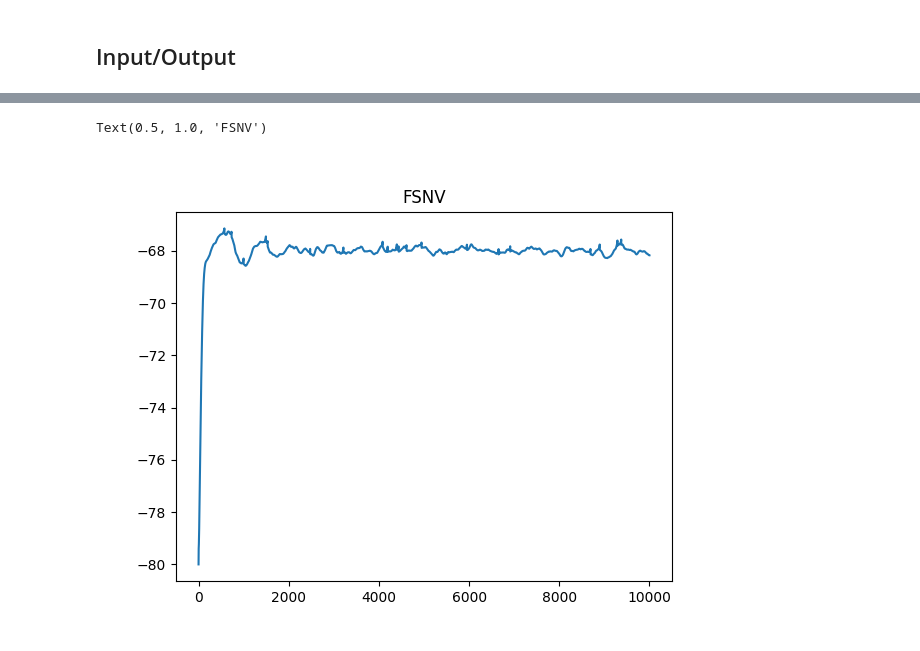
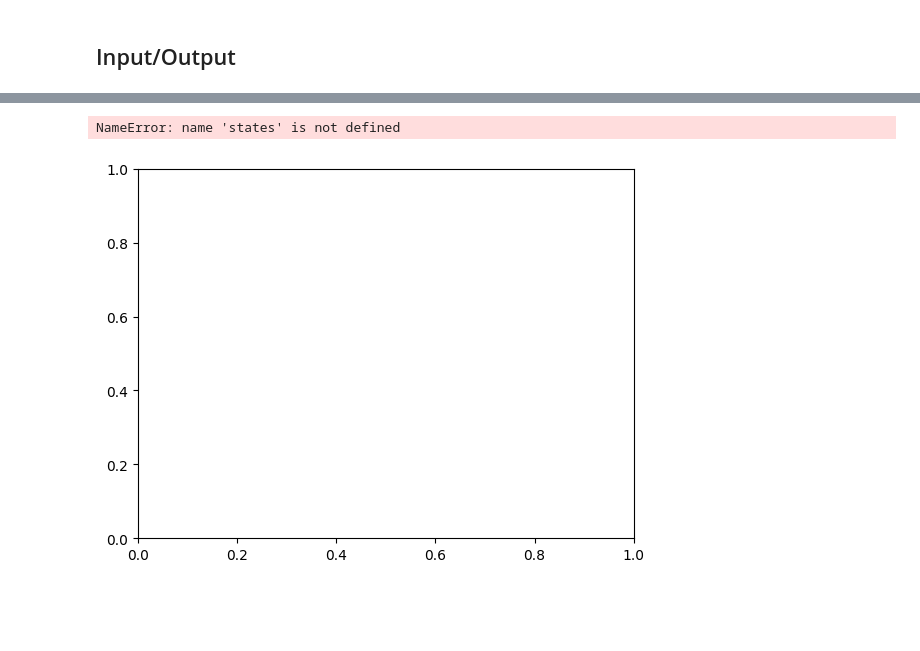
Before and after one commit to djanloo/quilt, a Jupyter notebook: basal_ganglia.ipynb, the cells around one changed output, grey strips where cells are left out. Saved outputs shown, nothing was run; the diff lists cells and outputs as text; code cells hidden in the pictures; blank space fills up the shorter version.

```diff
--- a/basal_ganglia.ipynb
+++ b/basal_ganglia.ipynb
@@ -41,8 +41,8 @@ sn.build()
 # %% [markdown]
 ## Input/Output
 # %%
-pop_state_monitorized = "FSN"
+pop_state_monitorized = "SNR"
 for population in sn.populations.values():
     population.monitorize_spikes()
-sn.populations[pop_state_monitorized].monitorize_states()
+# sn.populations[pop_state_monitorized].monitorize_states()
 # %%
@@ -78,7 +78,7 @@ spikes = dict()
 for pop in sn.populations.keys():
     spikes[pop] = sn.populations[pop].get_data()['spikes']
 
-states = sn.populations[pop_state_monitorized].get_data()['states']
+# states = sn.populations[pop_state_monitorized].get_data()['states']
 # %%
 fig, ax = plt.subplots()
 timesteps_per_bin = 10
@@ -154,11 +155,12 @@ STN 450.0
 # %%
 fig,ax = plt.subplots()
+plt.plot(states[:, 5, 0])
 plt.plot(np.mean(states[:, :, 0], axis=1))
-plt.title(pop_state_monitorized+"V")
+plt.title(pop_state_monitorized+" - V")
 # plt.xlim(0,1000)
 # %% [output]
-Text(0.5, 1.0, 'FSNV')
+NameError: name 'states' is not defined
-[figure, old version]
+[figure, new version]
 # %%
 from scipy.signal import butter, lfilter
 
```
Also changed, not shown: parts of 8 cells of this notebook, 8 other files.
